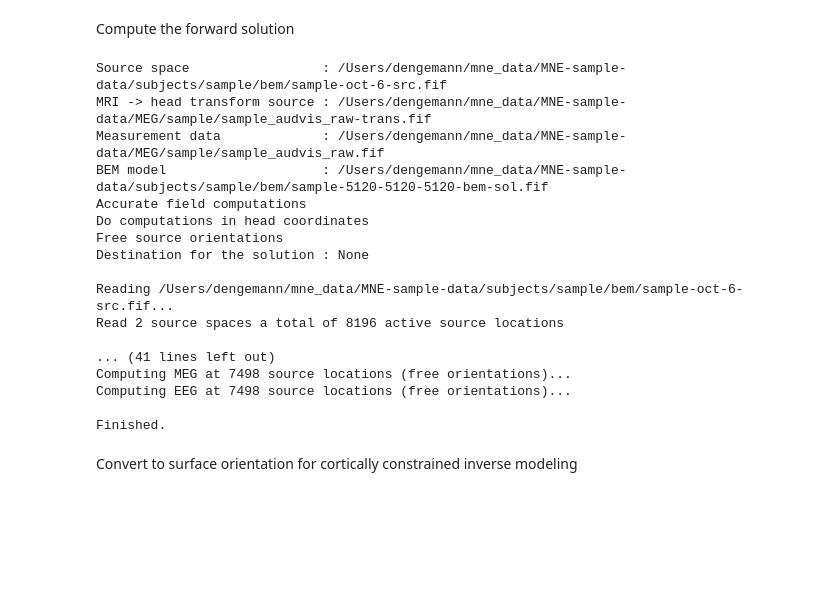
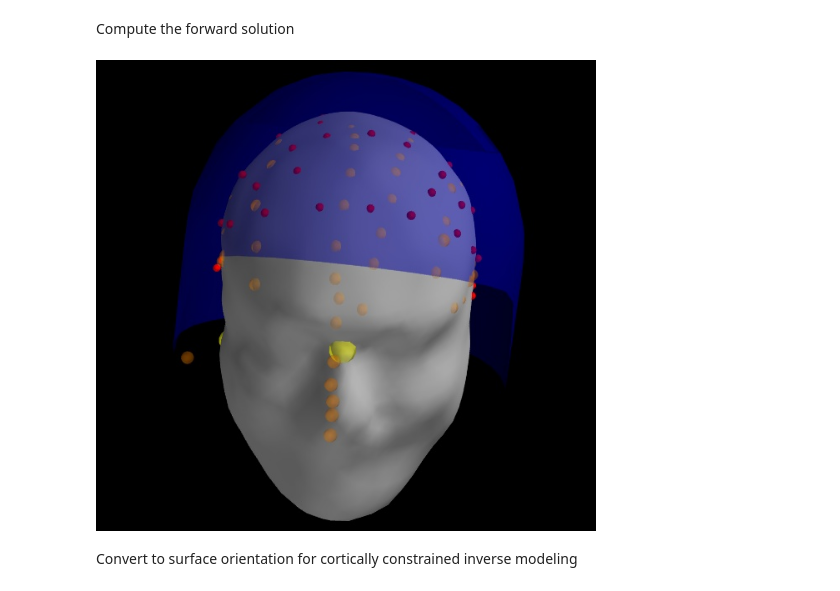
Before and after one commit to mne-tools/mne-python-notebooks, a Jupyter notebook: 2-MNE-Forward.ipynb, the cells around one changed output. Cells and saved outputs as stored; diff of their text form; code cells hidden in the pictures; blank space fills up the shorter version.

```diff
--- a/2-MNE-Forward.ipynb
+++ b/2-MNE-Forward.ipynb
@@ -41,30 +53,21 @@ mne.set_log_level('WARNING')
 # %% [markdown]
 Compute the forward solution
+# %%
+info = mne.io.read_info(raw_fname)
+
+fig = mne.viz.plot_trans(info, mri, subject='sample', dig=True,
+                         subjects_dir=subjects_dir);
+mlab.savefig('coreg.jpg')
+Image(filename='coreg.jpg', width=500)
+# %% [output]
+[figure, added]
 # %%
-fwd = mne.make_forward_solution(raw_fname, mri=mri, src=src, bem=bem,
+fwd = mne.make_forward_solution(raw_fname, trans=mri, src=src, bem=bem,
                                 fname=None, # don't save it to disk
                                 meg=True, # include MEG channels
                                 eeg=True, # include EEG channels
                                 mindist=5.0, # ignore sources <= 5mm from inner skull
-                                n_jobs=1) # number of jobs to run in parallel
+                                n_jobs=8) # number of jobs to run in parallel
-# %% [output]
-Source space                 : /Users/dengemann/mne_data/MNE-sample-data/subjects/sample/bem/sample-oct-6-src.fif
-MRI -> head transform source : /Users/dengemann/mne_data/MNE-sample-data/MEG/sample/sample_audvis_raw-trans.fif
-Measurement data             : /Users/dengemann/mne_data/MNE-sample-data/MEG/sample/sample_audvis_raw.fif
-BEM model                    : /Users/dengemann/mne_data/MNE-sample-data/subjects/sample/bem/sample-5120-5120-5120-bem-sol.fif
-Accurate field computations
-Do computations in head coordinates
-Free source orientations
-Destination for the solution : None
-
-Reading /Users/dengemann/mne_data/MNE-sample-data/subjects/sample/bem/sample-oct-6-src.fif...
-Read 2 source spaces a total of 8196 active source locations
-
-... (41 lines left out)
-Computing MEG at 7498 source locations (free orientations)...
-Computing EEG at 7498 source locations (free orientations)...
-
-Finished.
 # %% [markdown]
 Convert to surface orientation for cortically constrained inverse modeling
 # %%
```
Also changed, not shown: parts of 15 cells of this notebook.
